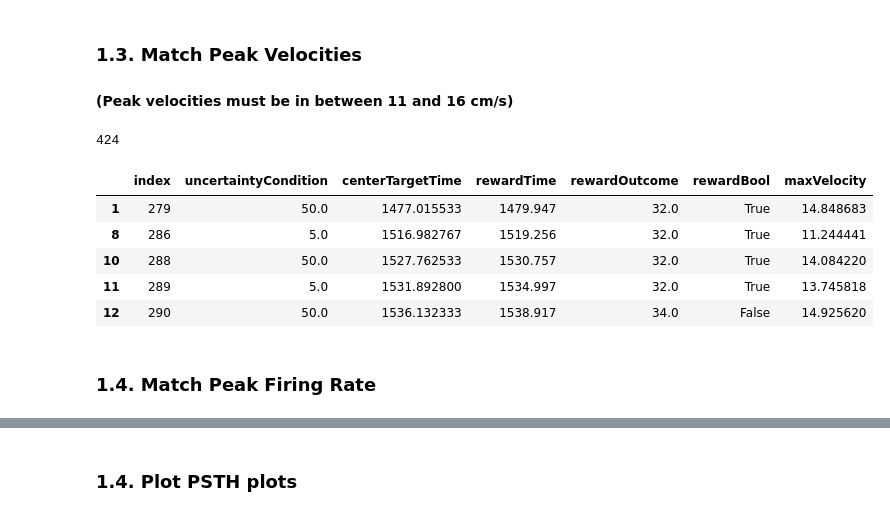
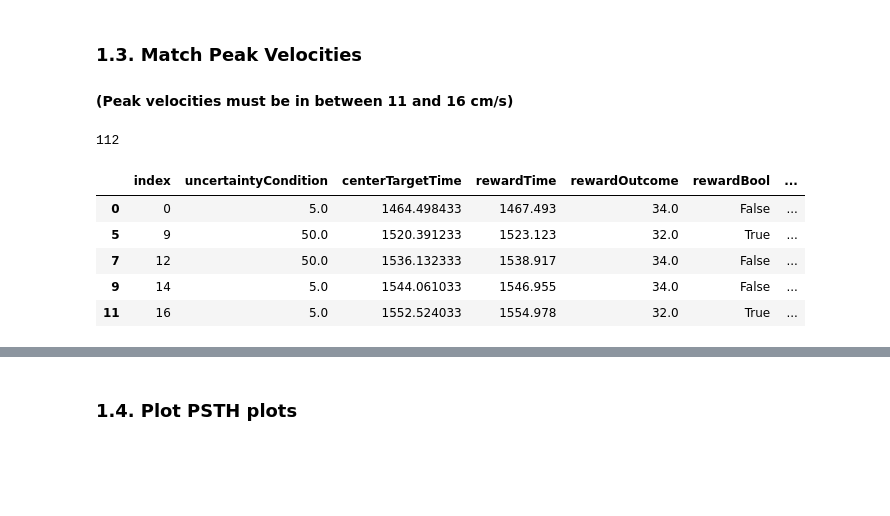
Before and after one commit to KordingLab/spykes, a Jupyter notebook: notebooks_examples/neural_coding_reward_example.ipynb, the cells around one changed output, grey strips where cells are left out. Saved outputs shown, nothing was run; the diff lists cells and outputs as text; code cells hidden in the pictures; blank space fills up the shorter version.

```diff
--- a/notebooks_examples/neural_coding_reward_example.ipynb
+++ b/notebooks_examples/neural_coding_reward_example.ipynb
@@ -113,20 +121,18 @@ data_df.head()
 ### 1.3. Match Peak Velocities
 #### (Peak velocities must be in between 11 and 16 cm/s)
 # %%
-def find_velocities_in_range(raw_data, dataframe, min_vel, max_vel):
+def find_velocities_in_range(raw_data, dataframe, min_vel, max_vel, min_time, max_time):
 
     all_velocities = raw_data['alldays'][0]['kin'][0]['vel'][0][0]
 
     max_velocities = np.empty(len(dataframe))
+    peak_times = np.empty(len(dataframe))
 
     for i in range(len(dataframe)):
 
         # find time range for potential peak velocity
         start_time = dataframe['rewardTime'][i] + .2
-        if (i != len(dataframe)-1):
-            end_time = dataframe['centerTargetTime'][i+1]
-        else:
-            end_time = np.inf
+        end_time = dataframe['rewardTime'][i] + 1.5
 
         # find velocities in the time range
         indices = (all_velocities[:,0] > start_time) & (all_velocities[:,0] < end_time)
@@ -134,22 +140,26 @@ def find_velocities_in_range(raw_data, dataframe, min_vel, max_vel):
 
         # find max velocity in given time range
         velocity_norms = np.square(in_time[:,1]) + np.square(in_time[:,2])
-        max_velocities[i] = (np.amax(velocity_norms))**.5
+
+        max_velocity_index = np.argmax(velocity_norms)
+
+        max_velocities[i] = velocity_norms[max_velocity_index]**.5
+        peak_times[i] = in_time[max_velocity_index,0]
 
     dataframe['maxVelocity'] = max_velocities
+    dataframe['peakTimesDiff'] = peak_times - dataframe['rewardTime']
 
-    return dataframe[(dataframe['maxVelocity'] > min_vel) & (dataframe['maxVelocity'] < max_vel)]
+    return dataframe[((dataframe['maxVelocity'] >= min_vel) & (dataframe['maxVelocity'] <= max_vel)) &
+                    ((dataframe['peakTimesDiff'] >= min_time) & (dataframe['peakTimesDiff'] <= max_time))]
 # %%
-trials_df = find_velocities_in_range(mat, data_df.reset_index(), 11, 16)
+trials_df = find_velocities_in_range(mat, data_df.reset_index(), 11, 16, .55, .95)
 print len(trials_df)
 trials_df.head()
 # %% [output]
-424
+112
-|  | index | uncertaintyCondition | centerTargetTime | rewardTime | rewardOutcome | rewardBool | maxVelocity |
-| 1 | 279 | 50.0 | 1477.015533 | 1479.947 | 32.0 | True | 14.848683 |
-| 8 | 286 | 5.0 | 1516.982767 | 1519.256 | 32.0 | True | 11.244441 |
-| 10 | 288 | 50.0 | 1527.762533 | 1530.757 | 32.0 | True | 14.084220 |
-| 11 | 289 | 5.0 | 1531.892800 | 1534.997 | 32.0 | True | 13.745818 |
-| 12 | 290 | 50.0 | 1536.132333 | 1538.917 | 34.0 | False | 14.925620 |
+|  | index | uncertaintyCondition | centerTargetTime | rewardTime | rewardOutcome | rewardBool | ... |
+| 0 | 0 | 5.0 | 1464.498433 | 1467.493 | 34.0 | False | ... |
+| 5 | 9 | 50.0 | 1520.391233 | 1523.123 | 32.0 | True | ... |
+| 7 | 12 | 50.0 | 1536.132333 | 1538.917 | 34.0 | False | ... |
+| 9 | 14 | 5.0 | 1544.061033 | 1546.955 | 34.0 | False | ... |
+| 11 | 16 | 5.0 | 1552.524033 | 1554.978 | 32.0 | True | ... |
-# %% [markdown]
-### 1.4. Match Peak Firing Rate
```
Also changed, not shown: parts of 11 cells of this notebook.
